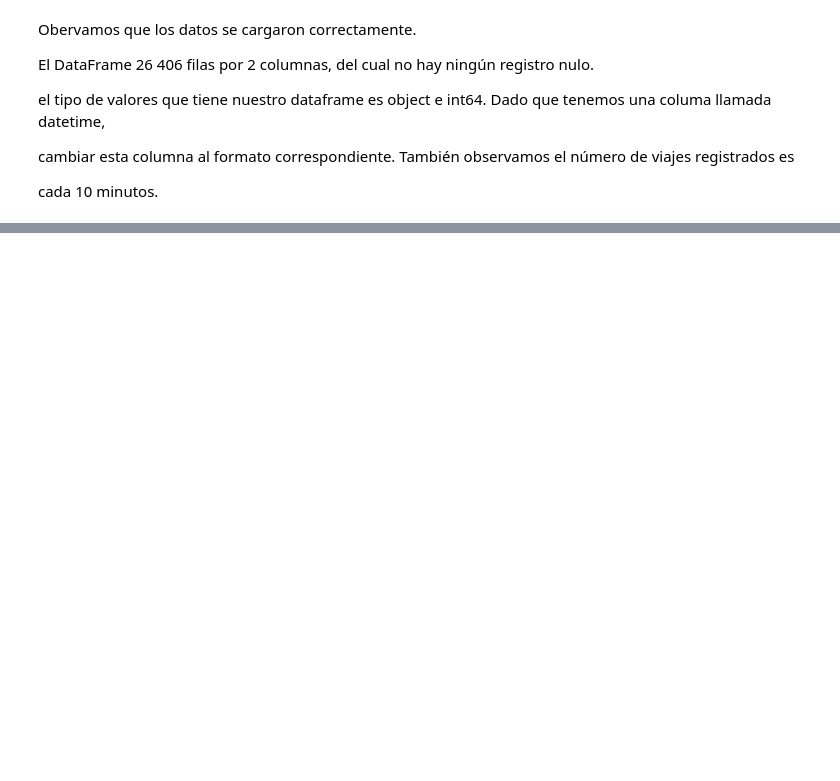
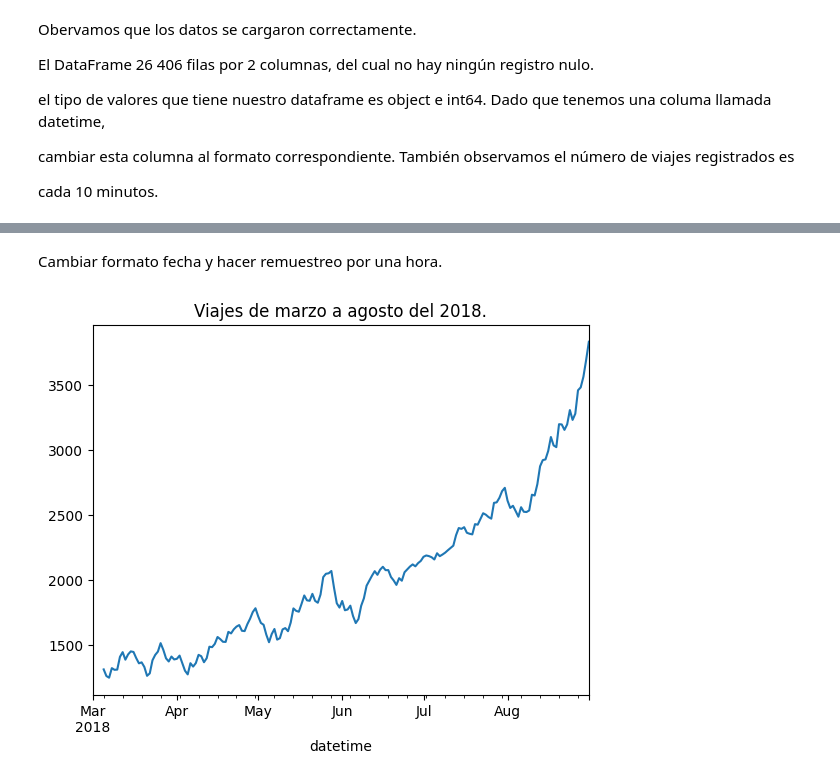
Before and after one commit to Car27VeP/TimeSeriesModelEvaluator, a Jupyter notebook: SweetLiftTaxi.ipynb, the cells around one changed output, grey strips where cells are left out. Saved outputs shown, nothing was run; the diff lists cells and outputs as text; code cells hidden in the pictures; blank space fills up the shorter version.

```diff
--- a/SweetLiftTaxi.ipynb
+++ b/SweetLiftTaxi.ipynb
@@ -99,5 +106,0 @@ y la cantidad máxima de viajes en una hora y día específico fueron de 119.
-# %%
-# %%
-df_taxi['datetime'] = pd.to_datetime(df_taxi['datetime'])
-df = df_taxi.set_index('datetime')
-df = df.resample('1D').sum()
@@ -112,0 +123,12 @@ de los días de marzo a agosto. Además suavizamos con promedio móvil la gráfi
+# %% [markdown]
+ Cambiar formato fecha y hacer remuestreo por una hora.
+# %%
+# %%
+df_taxi['datetime'] = pd.to_datetime(df_taxi['datetime'])
+df_taxi = df_taxi.set_index('datetime')
+df_taxi = df_taxi.resample('1D').sum()
+df = df_taxi.copy()
+df['num_orders'].rolling(5).mean().plot(title="Viajes de marzo a agosto del 2018.")
+plt.show()
+# %% [output]
+[figure, added]
```
Also changed, not shown: parts of 97 cells of this notebook, 2 other files.
